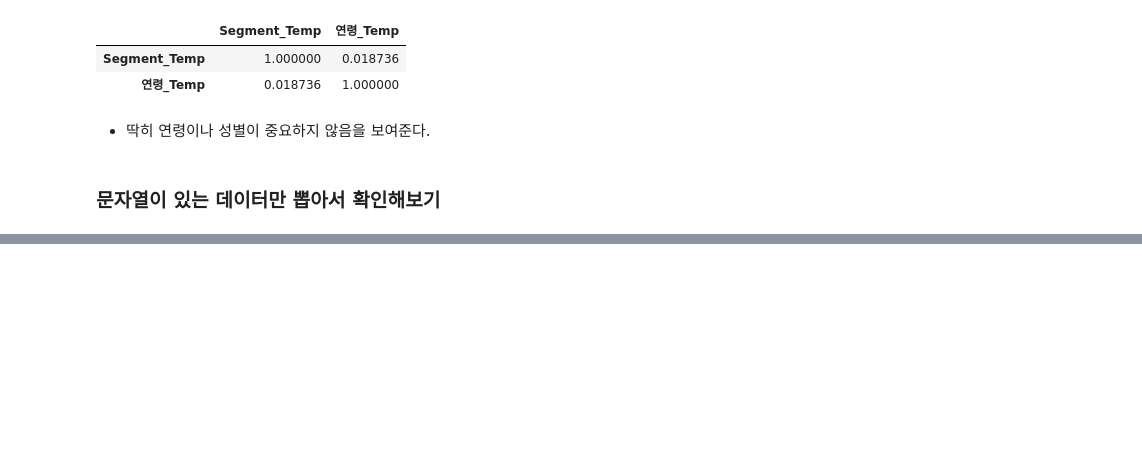
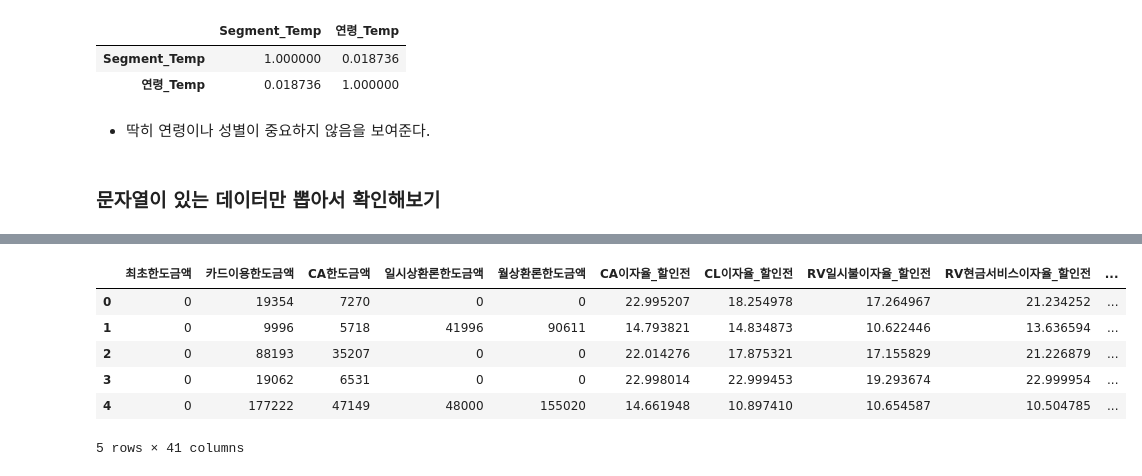
Before and after one commit to BalamBBang/Credit-Card-Segment, a Jupyter notebook: LGW/Data_Analysis.ipynb, the cells around one changed output, grey strips where cells are left out. Cells and saved outputs as stored; diff of their text form; code cells hidden in the pictures; blank space fills up the shorter version.

```diff
--- a/LGW/Data_Analysis.ipynb
+++ b/LGW/Data_Analysis.ipynb
@@ -470,0 +543,12 @@ find_R(df, "2순위")
+# %%
+df = train_List[2][0].copy().drop(columns = ["기준년월","ID"])
+df["Segment"] = train_List[1][0]["Segment"]
+df.head()
+# %% [output]
+|  | 최초한도금액 | 카드이용한도금액 | CA한도금액 | 일시상환론한도금액 | 월상환론한도금액 | CA이자율_할인전 | CL이자율_할인전 | RV일시불이자율_할인전 | RV현금서비스이자율_할인전 | ... |
+| 0 | 0 | 19354 | 7270 | 0 | 0 | 22.995207 | 18.254978 | 17.264967 | 21.234252 | ... |
+| 1 | 0 | 9996 | 5718 | 41996 | 90611 | 14.793821 | 14.834873 | 10.622446 | 13.636594 | ... |
+| 2 | 0 | 88193 | 35207 | 0 | 0 | 22.014276 | 17.875321 | 17.155829 | 21.226879 | ... |
+| 3 | 0 | 19062 | 6531 | 0 | 0 | 22.998014 | 22.999453 | 19.293674 | 22.999954 | ... |
+| 4 | 0 | 177222 | 47149 | 48000 | 155020 | 14.661948 | 10.897410 | 10.654587 | 10.504785 | ... |
+5 rows × 41 columns
```
Also changed, not shown: parts of 59 cells of this notebook, 3 other files.
